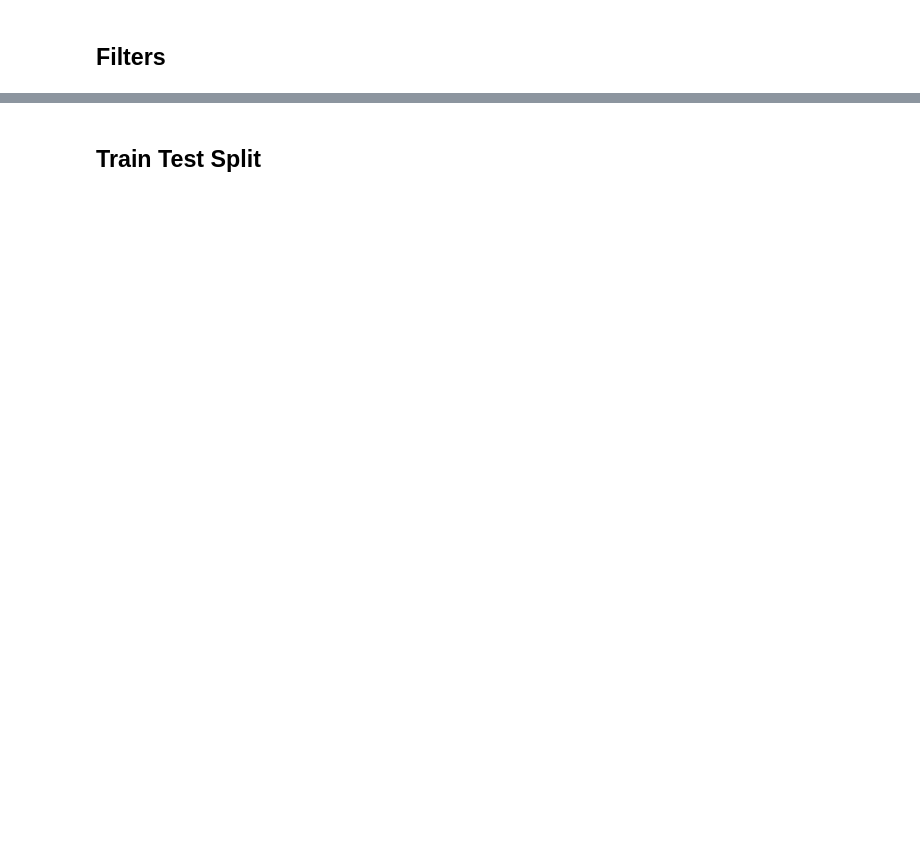
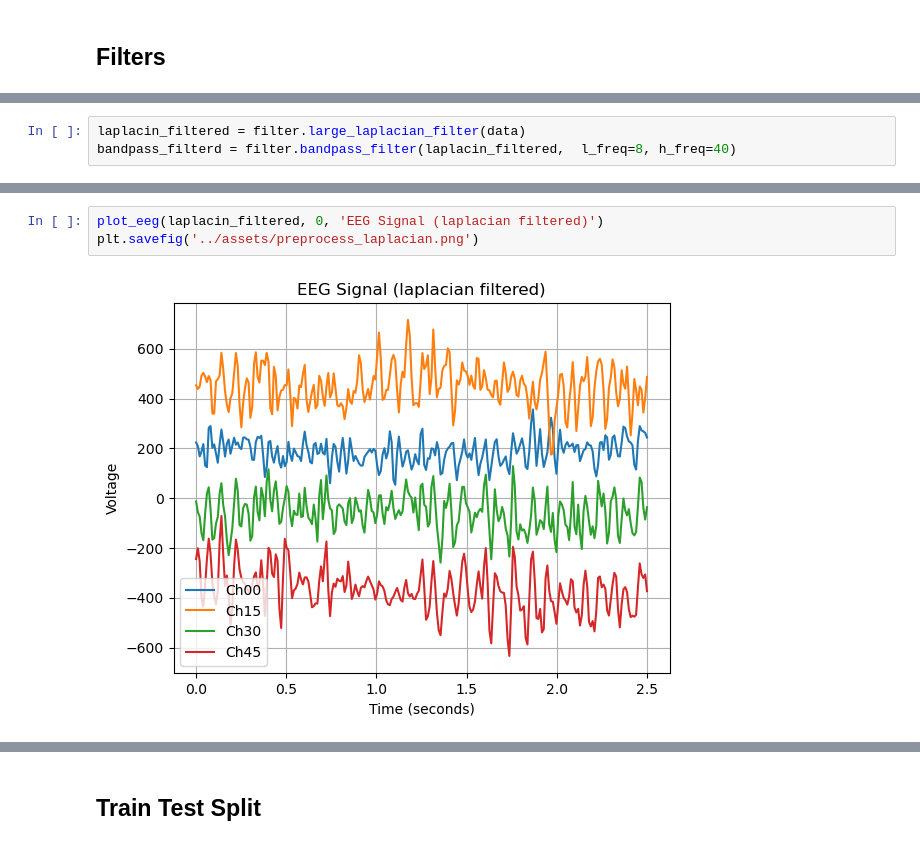
Before and after one commit to javadkavian/EEG_motor_imagery_analysis, a Jupyter notebook: src/main.ipynb, the cells around one changed output, grey strips where cells are left out. Cells and saved outputs as stored; diff of their text form; blank space fills up the shorter version.

```diff
--- a/src/main.ipynb
+++ b/src/main.ipynb
@@ -54,0 +35,3 @@ data.trials = Filter.CAR_filter(data)
+# %%
+laplacin_filtered = filter.large_laplacian_filter(data)
+bandpass_filterd = filter.bandpass_filter(laplacin_filtered,  l_freq=8, h_freq=40)
@@ -54,0 +62,5 @@ data.trials = Filter.CAR_filter(data)
+# %%
+plot_eeg(laplacin_filtered, 0, 'EEG Signal (laplacian filtered)')
+plt.savefig('../assets/preprocess_laplacian.png')
+# %% [output]
+[figure, added]
```
Also changed, not shown: parts of 40 cells of this notebook, 3 other files.
